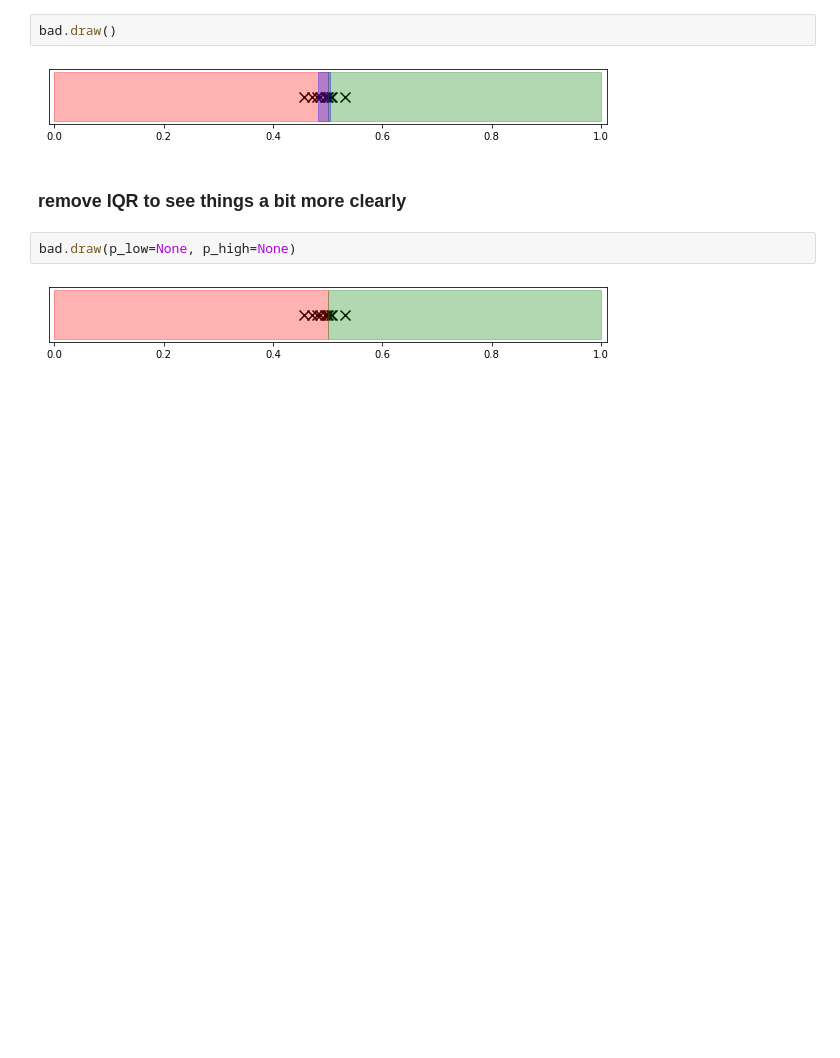
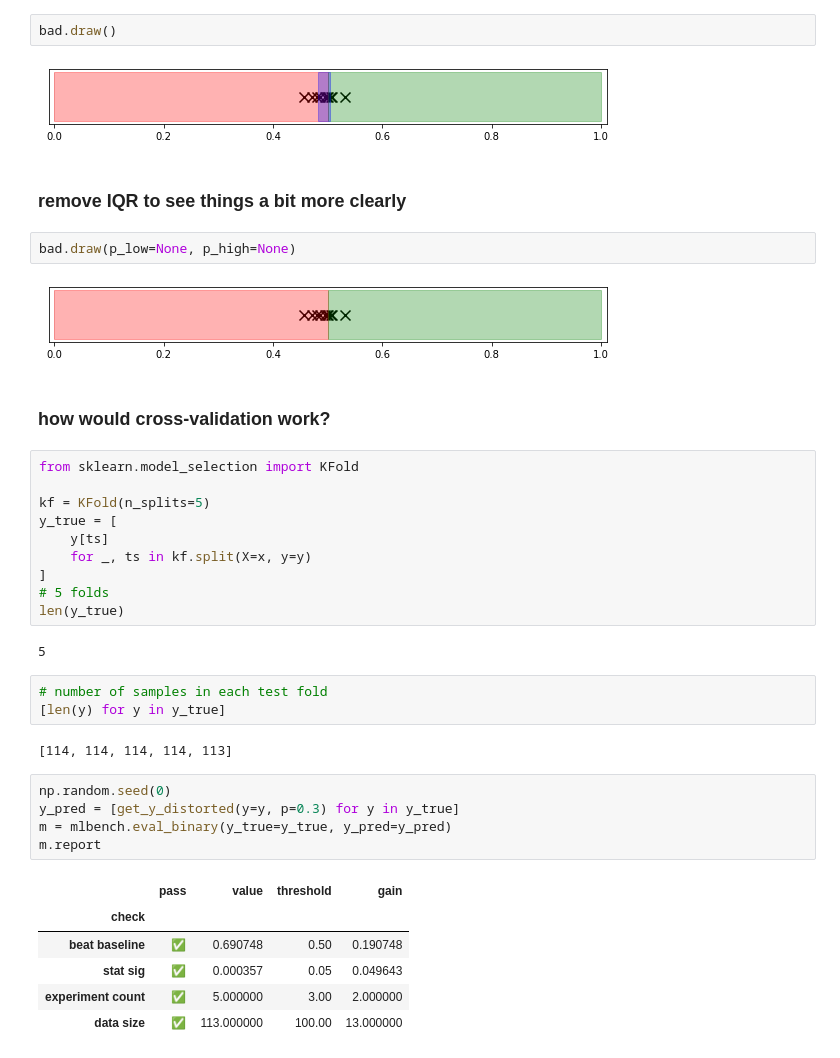
Before and after one commit to amirziai/mlbench, a Jupyter notebook: demo.ipynb, the cells around one changed output. Drawn from its saved outputs; the diff is of its cells as text; blank space fills up the shorter version.

```diff
--- a/demo.ipynb
+++ b/demo.ipynb
@@ -288,3 +288,34 @@ bad.draw()
 bad.draw(p_low=None, p_high=None)
 # %% [output]
 [figure]
+# %% [markdown]
+### how would cross-validation work?
+# %%
+from sklearn.model_selection import KFold
+
+kf = KFold(n_splits=5)
+y_true = [
+    y[ts]
+    for _, ts in kf.split(X=x, y=y)
+]
+# 5 folds
+len(y_true)
+# %% [output]
+5
+# %%
+# number of samples in each test fold
+[len(y) for y in y_true]
+# %% [output]
+[114, 114, 114, 114, 113]
+# %%
+np.random.seed(0)
+y_pred = [get_y_distorted(y=y, p=0.3) for y in y_true]
+m = mlbench.eval_binary(y_true=y_true, y_pred=y_pred)
+m.report
+# %% [output]
+|  | pass | value | threshold | gain |
+| check |  |  |  |  |
+| beat baseline | ✅ | 0.690748 | 0.50 | 0.190748 |
+| stat sig | ✅ | 0.000357 | 0.05 | 0.049643 |
+| experiment count | ✅ | 5.000000 | 3.00 | 2.000000 |
+| data size | ✅ | 113.000000 | 100.00 | 13.000000 |
```
Also changed, not shown: parts of 5 cells of this notebook, 4 other files.
